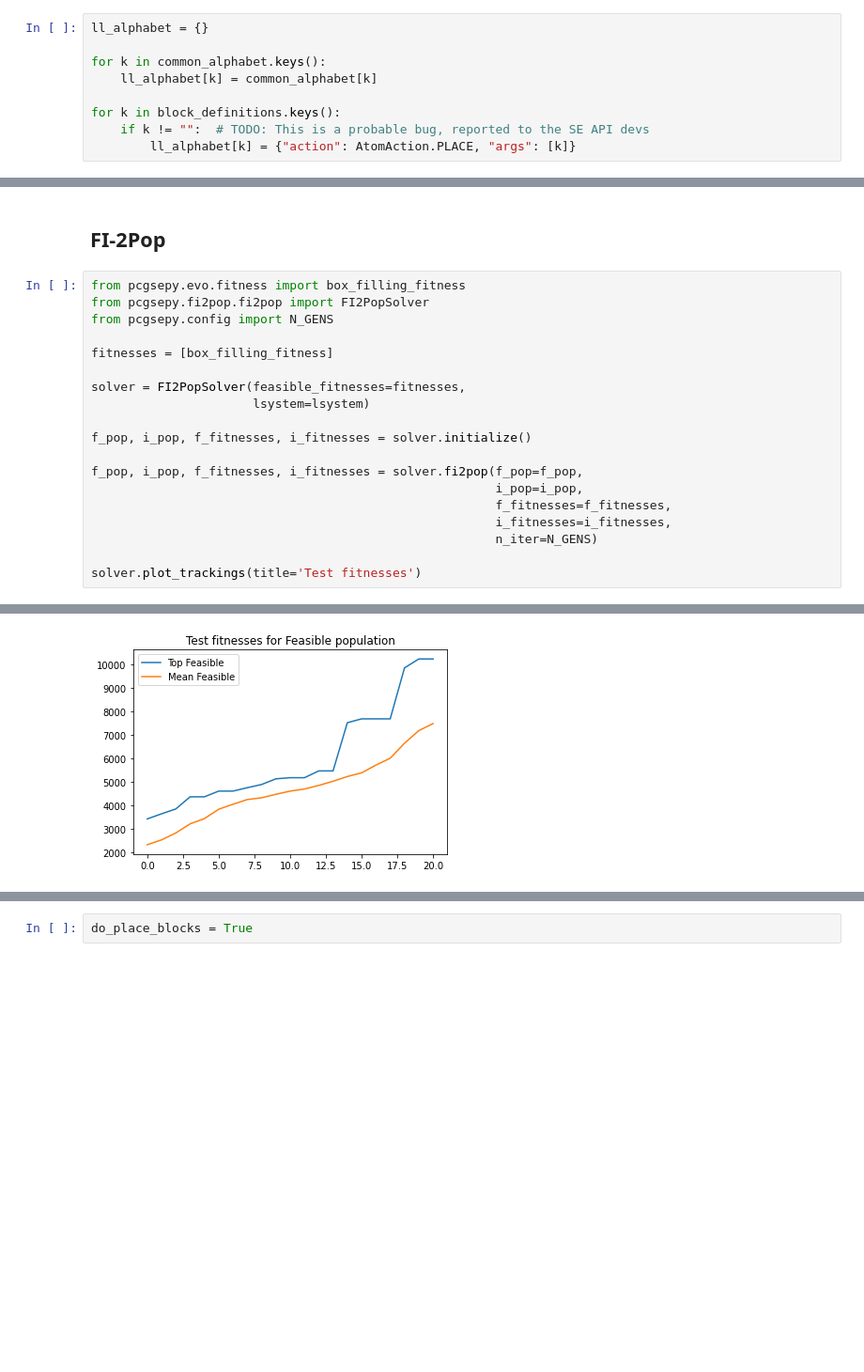
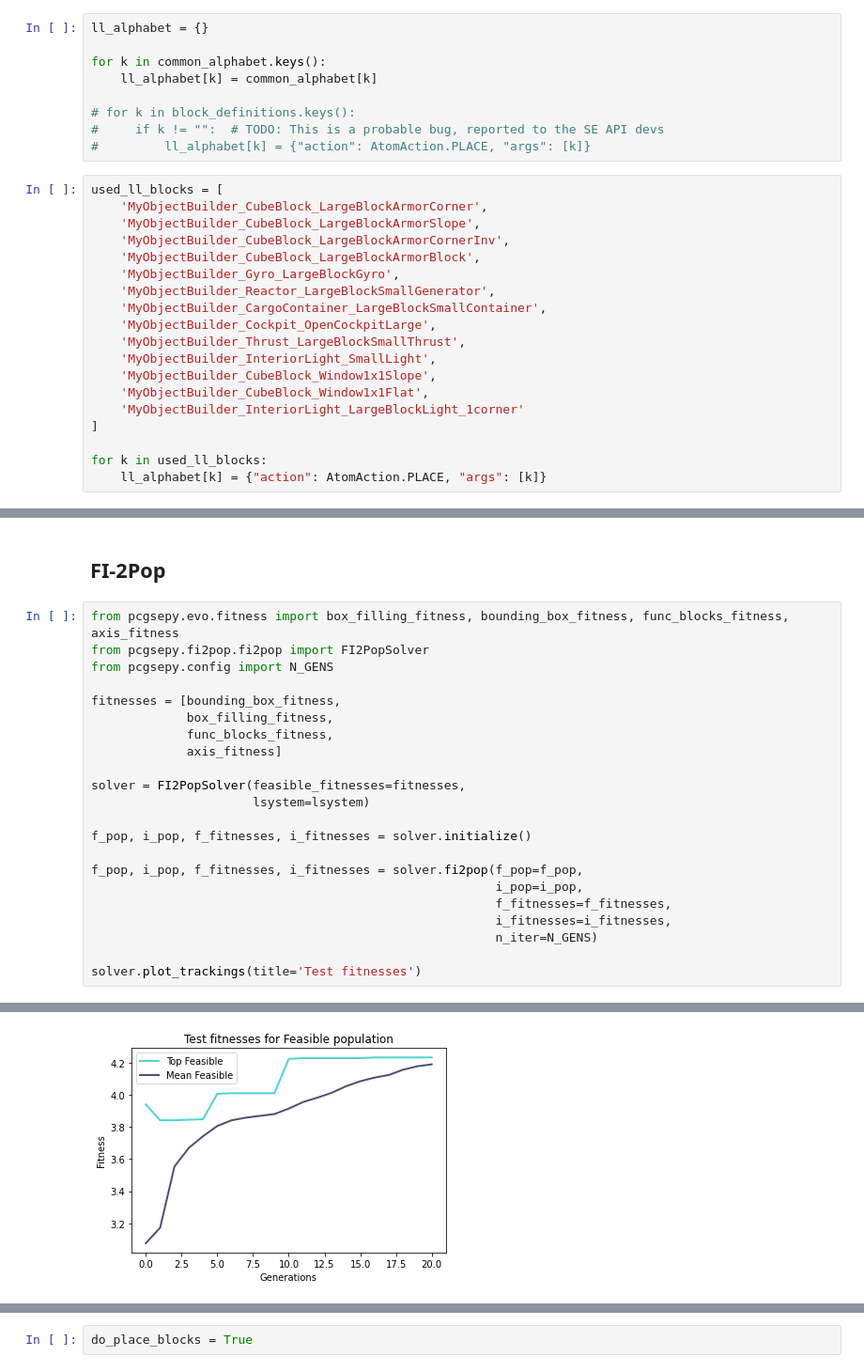
Before and after one commit to arayabrain/space-engineers-ai-spaceship-generator, a Jupyter notebook: l-system/fi2pop-demo.ipynb, the cells around one changed output, grey strips where cells are left out. Shown at 94% size. Cells and saved outputs as stored; diff of their text form; blank space fills up the shorter version.

```diff
--- a/l-system/fi2pop-demo.ipynb
+++ b/l-system/fi2pop-demo.ipynb
@@ -69,9 +69,28 @@ ll_alphabet = {}
 for k in common_alphabet.keys():
     ll_alphabet[k] = common_alphabet[k]
 
-for k in block_definitions.keys():
-    if k != "":  # TODO: This is a probable bug, reported to the SE API devs
-        ll_alphabet[k] = {"action": AtomAction.PLACE, "args": [k]}
+# for k in block_definitions.keys():
+#     if k != "":  # TODO: This is a probable bug, reported to the SE API devs
+#         ll_alphabet[k] = {"action": AtomAction.PLACE, "args": [k]}
+# %%
+used_ll_blocks = [
+    'MyObjectBuilder_CubeBlock_LargeBlockArmorCorner',
+    'MyObjectBuilder_CubeBlock_LargeBlockArmorSlope',
+    'MyObjectBuilder_CubeBlock_LargeBlockArmorCornerInv',
+    'MyObjectBuilder_CubeBlock_LargeBlockArmorBlock',
+    'MyObjectBuilder_Gyro_LargeBlockGyro',
+    'MyObjectBuilder_Reactor_LargeBlockSmallGenerator',
+    'MyObjectBuilder_CargoContainer_LargeBlockSmallContainer',
+    'MyObjectBuilder_Cockpit_OpenCockpitLarge',
+    'MyObjectBuilder_Thrust_LargeBlockSmallThrust',
+    'MyObjectBuilder_InteriorLight_SmallLight',
+    'MyObjectBuilder_CubeBlock_Window1x1Slope',
+    'MyObjectBuilder_CubeBlock_Window1x1Flat',
+    'MyObjectBuilder_InteriorLight_LargeBlockLight_1corner'
+]
+
+for k in used_ll_blocks:
+    ll_alphabet[k] = {"action": AtomAction.PLACE, "args": [k]}
 # %% [markdown]
 ## L-System components
 # %%
@@ -165,11 +195,14 @@ lsystem.add_ll_constraints(cs=[
 # %% [markdown]
 ## FI-2Pop
 # %%
-from pcgsepy.evo.fitness import box_filling_fitness
+from pcgsepy.evo.fitness import box_filling_fitness, bounding_box_fitness, func_blocks_fitness, axis_fitness
 from pcgsepy.fi2pop.fi2pop import FI2PopSolver
 from pcgsepy.config import N_GENS
 
-fitnesses = [box_filling_fitness]
+fitnesses = [bounding_box_fitness,
+             box_filling_fitness,
+             func_blocks_fitness,
+             axis_fitness]
 
 solver = FI2PopSolver(feasible_fitnesses=fitnesses,
                       lsystem=lsystem)
@@ -189 +222 @@ Created Infeasible population of size 20: t:1;m:1.5
-[figure, old version]
+[figure, new version]
```
Also changed, not shown: parts of 7 cells of this notebook, 20 other files.
